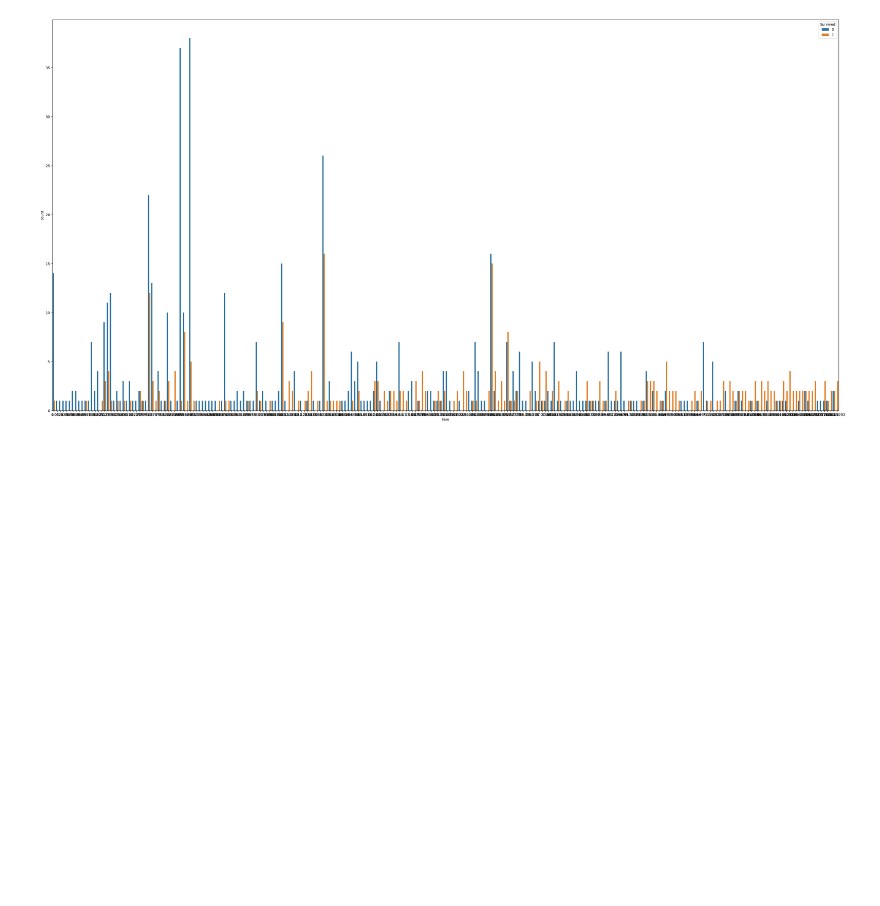
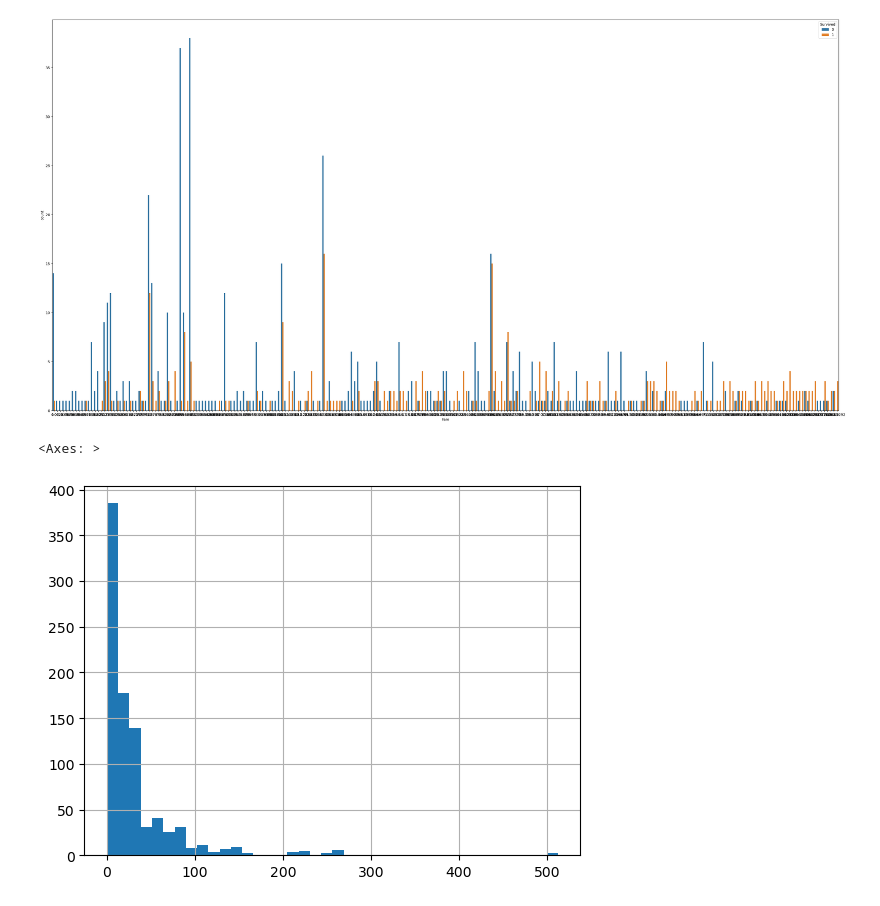
Before and after one commit to AlvaroBishop/TitanicSurvival, a Jupyter notebook: TitanicSurvivalPrediction.ipynb, the cells around one changed output. Cells and saved outputs as stored; diff of their text form; code cells hidden in the pictures; blank space fills up the shorter version.

```diff
--- a/TitanicSurvivalPrediction.ipynb
+++ b/TitanicSurvivalPrediction.ipynb
@@ -98,4 +98,7 @@ sns.countplot(x = 'Fare', hue = 'Survived', data = training_set)
 <Axes: xlabel='Fare', ylabel='count'>
 [figure]
 # %%
-training_set[
+training_set['Fare'].hist(bins = 40)
+# %% [output]
+<Axes: >
+[figure, added]
```
Also changed, not shown: parts of 21 cells of this notebook.
